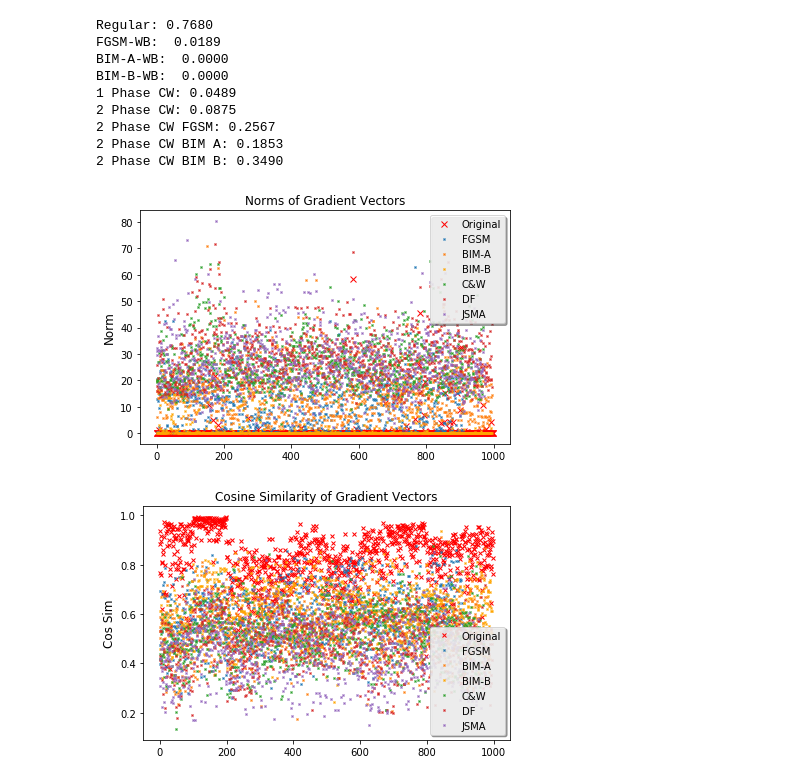
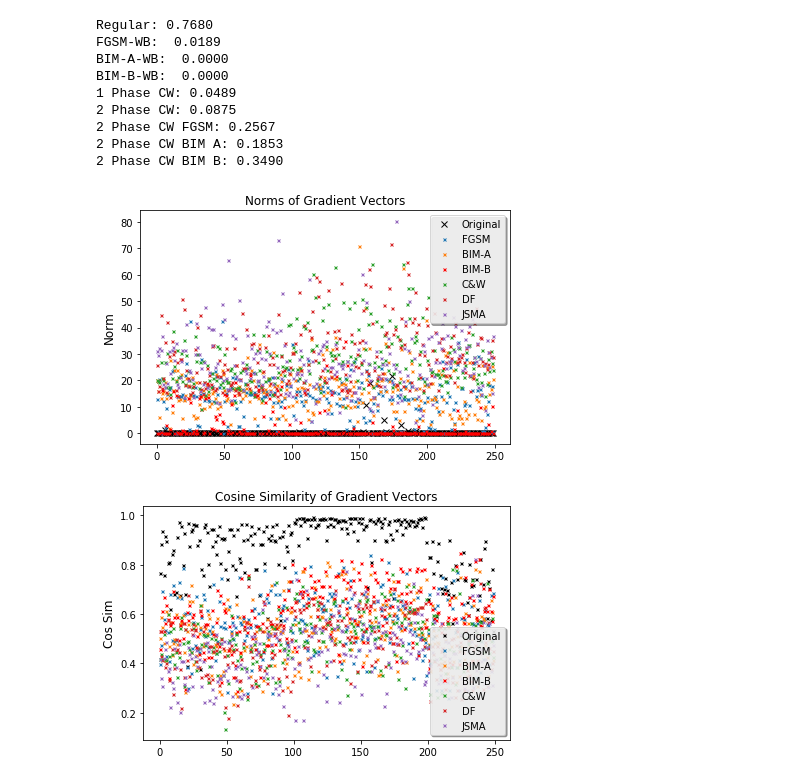
Before and after one commit to jasjeetIM/AdversarialDetector, a Jupyter notebook: notebooks/MNIST.ipynb, the cells around one changed output. Cells and saved outputs as stored; diff of their text form; code cells hidden in the pictures.

```diff
--- a/notebooks/MNIST.ipynb
+++ b/notebooks/MNIST.ipynb
@@ -753,13 +753,13 @@ BIM-B-WB:  0.0000
 2 Phase CW BIM A: 0.1853
 2 Phase CW BIM B: 0.3490
 # %%
-plt.plot(np.arange(len(grads_reg_norms)), grads_reg_norms, 'x', label='Original', ms=6, color='red')
-plt.plot(np.arange(len(grads_fgsm_norms)), grads_fgsm_norms, 'x', label='FGSM', ms=2)
-plt.plot(np.arange(len(grads_bim_a_norms)), grads_bim_a_norms, 'x', label='BIM-A', ms=2)
-plt.plot(np.arange(len(grads_bim_b_norms)), grads_bim_b_norms, 'x', label='BIM-B', ms=2, color='orange')
-plt.plot(np.arange(len(grads_cw_norms)), grads_cw_norms, 'x', label='C&W', ms=2)
-plt.plot(np.arange(len(grads_df_norms)), grads_df_norms, 'x', label='DF', ms=2)
-plt.plot(np.arange(len(grads_jsma_norms)), grads_jsma_norms, 'x', label='JSMA', ms=2)
+plt.plot(np.arange(len(grads_reg_norms[:250])), grads_reg_norms[:250], 'x', label='Original', ms=6, color='black')
+plt.plot(np.arange(len(grads_fgsm_norms[:250])), grads_fgsm_norms[:250], 'x', label='FGSM', ms=3)
+plt.plot(np.arange(len(grads_bim_a_norms[:250])), grads_bim_a_norms[:250], 'x', label='BIM-A', ms=3)
+plt.plot(np.arange(len(grads_bim_b_norms[:250])), grads_bim_b_norms[:250], 'x', label='BIM-B', ms=3, color='red')
+plt.plot(np.arange(len(grads_cw_norms[:250])), grads_cw_norms[:250], 'x', label='C&W', ms=3)
+plt.plot(np.arange(len(grads_df_norms[:250])), grads_df_norms[:250], 'x', label='DF', ms=3)
+plt.plot(np.arange(len(grads_jsma_norms[:250])), grads_jsma_norms[:250], 'x', label='JSMA', ms=3)
 #plt.xlabel('Transformed', fontsize=12)
 plt.ylabel('Norm', fontsize=12)
 plt.title('Norms of Gradient Vectors')
@@ -768,23 +768,23 @@ plt.tight_layout()
 plt.savefig('mnist_norm.eps', format='eps', dpi=1000)
 plt.show()
 # %% [output]
-[figure, old version]
+[figure, new version]
 # %%
-plt.plot(np.arange(len(cos_sim_reg)), np.max(cos_sim_reg, axis=1), 'x', label='Original', ms=4, color='red')
-plt.plot(np.arange(len(cos_sim_fgsm)), np.max(cos_sim_fgsm, axis=1), 'x', label='FGSM', ms=2)
-plt.plot(np.arange(len(cos_sim_bim_a)), np.max(cos_sim_bim_a, axis=1), 'x', label='BIM-A', ms=2)
-plt.plot(np.arange(len(cos_sim_bim_b)), np.max(cos_sim_bim_b, axis=1), 'x', label='BIM-B', ms=2, color='orange')
-plt.plot(np.arange(len(cos_sim_cw)), np.max(cos_sim_cw, axis=1), 'x', label='C&W', ms=2)
-plt.plot(np.arange(len(cos_sim_df)), np.max(cos_sim_df, axis=1), 'x', label='DF',ms=2)
-plt.plot(np.arange(len(cos_sim_jsma)), np.max(cos_sim_jsma, axis=1), 'x', label='JSMA',ms=2)
+plt.plot(np.arange(len(cos_sim_reg[:250])), np.max(cos_sim_reg[:250], axis=1), 'x', label='Original', ms=3, color='black')
+plt.plot(np.arange(len(cos_sim_fgsm[:250])), np.max(cos_sim_fgsm[:250], axis=1), 'x', label='FGSM', ms=3)
+plt.plot(np.arange(len(cos_sim_bim_a[:250])), np.max(cos_sim_bim_a[:250], axis=1), 'x', label='BIM-A', ms=3)
+plt.plot(np.arange(len(cos_sim_bim_b[:250])), np.max(cos_sim_bim_b[:250], axis=1), 'x', label='BIM-B', ms=3, color='red')
+plt.plot(np.arange(len(cos_sim_cw[:250])), np.max(cos_sim_cw[:250], axis=1), 'x', label='C&W', ms=3)
+plt.plot(np.arange(len(cos_sim_df[:250])), np.max(cos_sim_df[:250], axis=1), 'x', label='DF',ms=3)
+plt.plot(np.arange(len(cos_sim_jsma[:250])), np.max(cos_sim_jsma[:250], axis=1), 'x', label='JSMA',ms=3)
 #plt.legend(loc='upper center', bbox_to_anchor=(0.5, -0.05),
          # fancybox=True, shadow=True, ncol=3)
 #plt.xlabel('Transformed', fontsize=12)
 plt.ylabel('Cos Sim', fontsize=12)
 plt.title('Cosine Similarity of Gradient Vectors')
 plt.legend(loc="lower right", fancybox=True, shadow=True)
 plt.tight_layout()
 plt.savefig('mnist_cos.eps', format='eps', dpi=1000)
 plt.show()
 # %% [output]
-[figure, old version]
+[figure, new version]
```
Also changed, not shown: 1 other file.
